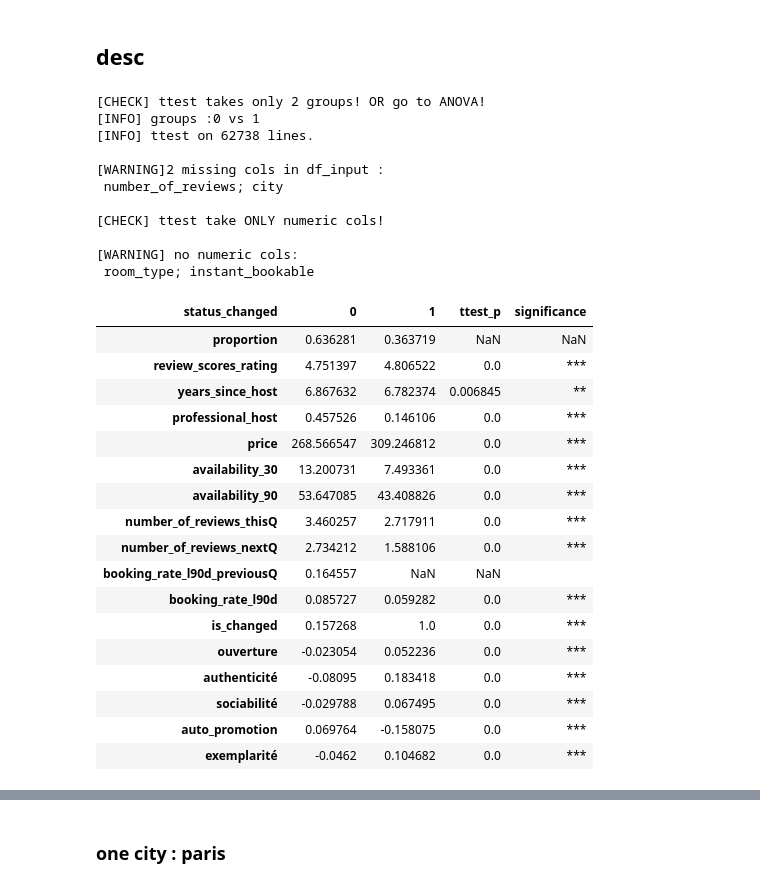
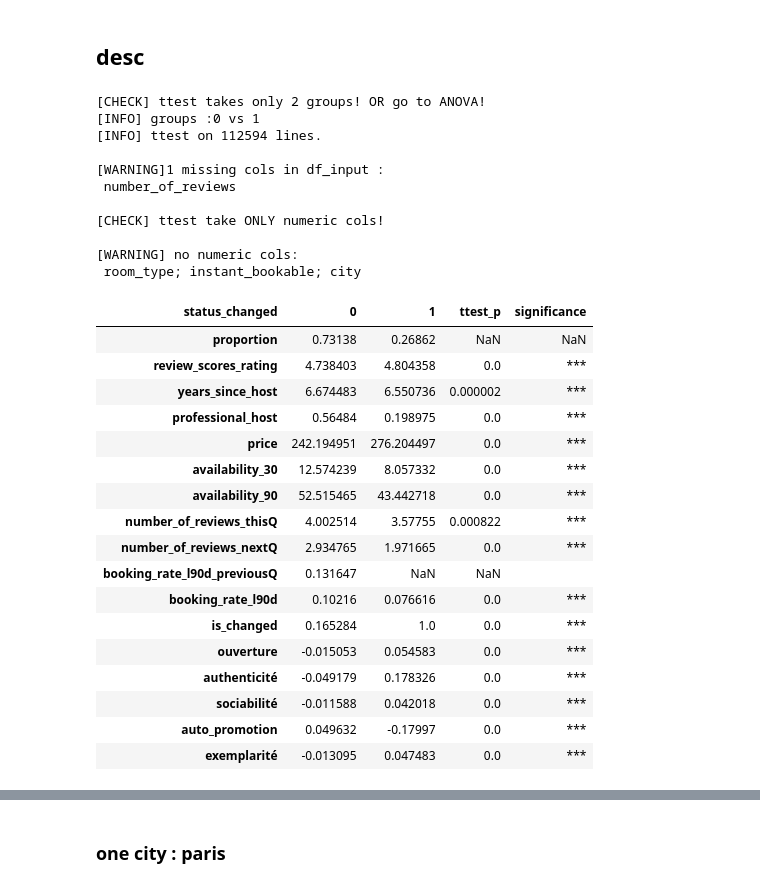
Before and after one commit to yeliu-dh/SelfPresentation_Multimodal_airbnb, a Jupyter notebook: C_stat/test_mod.ipynb, the cells around one changed output, grey strips where cells are left out. Saved outputs shown, nothing was run; the diff lists cells and outputs as text; code cells hidden in the pictures.

```diff
--- a/C_stat/test_mod.ipynb
+++ b/C_stat/test_mod.ipynb
@@ -87,53 +87,54 @@ Name: count, dtype: float64
 importlib.reload(preprocess_listings)
 from utils.preprocess_listings import group_mean_table_ttest
 OUTPUT_FOLDER_DESC=Path("../output_desc")
 os.makedirs(OUTPUT_FOLDER_DESC, exist_ok=True)
 
 cols_to_check=[
     # "host_identity_verified", "host_has_profile_pic",
     "review_scores_rating",'number_of_reviews',
     "years_since_host", "professional_host",#'calculated_host_listings_count',
     # "lang", "len",
     "price", "availability_30","availability_90", "room_type", "instant_bookable",
     "number_of_reviews_thisQ", "number_of_reviews_nextQ",
-    "booking_rate_l90d_previousQ", "booking_rate_l90d",'is_changed', 'city'
+    "booking_rate_l90d_previousQ", "booking_rate_l90d",
+    'is_changed', 'city'
 ]
 tactics_vars=["ouverture", "authenticité","sociabilité","auto_promotion","exemplarité"]
 
-group_mean_table_ttest(df=df_paris, #*
+group_mean_table_ttest(df=df_all, #*
             cols_to_check=cols_to_check+tactics_vars,
             group_col='status_changed', #*
             save=False, output_folder=OUTPUT_FOLDER_DESC, filename_noext=None)
 
 
 #非常整齐的personal tactics 集中在为未改变的老房东？
 # %% [output]
 [CHECK] ttest takes only 2 groups! OR go to ANOVA!
 [INFO] groups :0 vs 1
-[INFO] ttest on 62738 lines.
+[INFO] ttest on 112594 lines.
 
-[WARNING]2 missing cols in df_input :
- number_of_reviews; city
+[WARNING]1 missing cols in df_input :
+ number_of_reviews
 
 [CHECK] ttest take ONLY numeric cols!
 
 [WARNING] no numeric cols:
- room_type; instant_bookable
+ room_type; instant_bookable; city
 | status_changed | 0 | 1 | ttest_p | significance |
-| proportion | 0.636281 | 0.363719 | NaN | NaN |
-| review_scores_rating | 4.751397 | 4.806522 | 0.0 | *** |
-| years_since_host | 6.867632 | 6.782374 | 0.006845 | ** |
-| professional_host | 0.457526 | 0.146106 | 0.0 | *** |
-| price | 268.566547 | 309.246812 | 0.0 | *** |
-| availability_30 | 13.200731 | 7.493361 | 0.0 | *** |
-| availability_90 | 53.647085 | 43.408826 | 0.0 | *** |
-| number_of_reviews_thisQ | 3.460257 | 2.717911 | 0.0 | *** |
-| number_of_reviews_nextQ | 2.734212 | 1.588106 | 0.0 | *** |
-| booking_rate_l90d_previousQ | 0.164557 | NaN | NaN |  |
-| booking_rate_l90d | 0.085727 | 0.059282 | 0.0 | *** |
-| is_changed | 0.157268 | 1.0 | 0.0 | *** |
-| ouverture | -0.023054 | 0.052236 | 0.0 | *** |
-| authenticité | -0.08095 | 0.183418 | 0.0 | *** |
-| sociabilité | -0.029788 | 0.067495 | 0.0 | *** |
-| auto_promotion | 0.069764 | -0.158075 | 0.0 | *** |
-| exemplarité | -0.0462 | 0.104682 | 0.0 | *** |
+| proportion | 0.73138 | 0.26862 | NaN | NaN |
+| review_scores_rating | 4.738403 | 4.804358 | 0.0 | *** |
+| years_since_host | 6.674483 | 6.550736 | 0.000002 | *** |
+| professional_host | 0.56484 | 0.198975 | 0.0 | *** |
+| price | 242.194951 | 276.204497 | 0.0 | *** |
+| availability_30 | 12.574239 | 8.057332 | 0.0 | *** |
+| availability_90 | 52.515465 | 43.442718 | 0.0 | *** |
+| number_of_reviews_thisQ | 4.002514 | 3.57755 | 0.000822 | *** |
+| number_of_reviews_nextQ | 2.934765 | 1.971665 | 0.0 | *** |
+| booking_rate_l90d_previousQ | 0.131647 | NaN | NaN |  |
+| booking_rate_l90d | 0.10216 | 0.076616 | 0.0 | *** |
+| is_changed | 0.165284 | 1.0 | 0.0 | *** |
+| ouverture | -0.015053 | 0.054583 | 0.0 | *** |
+| authenticité | -0.049179 | 0.178326 | 0.0 | *** |
+| sociabilité | -0.011588 | 0.042018 | 0.0 | *** |
+| auto_promotion | 0.049632 | -0.17997 | 0.0 | *** |
+| exemplarité | -0.013095 | 0.047483 | 0.0 | *** |
```
Also changed, not shown: parts of 28 cells of this notebook, 13 other files.
